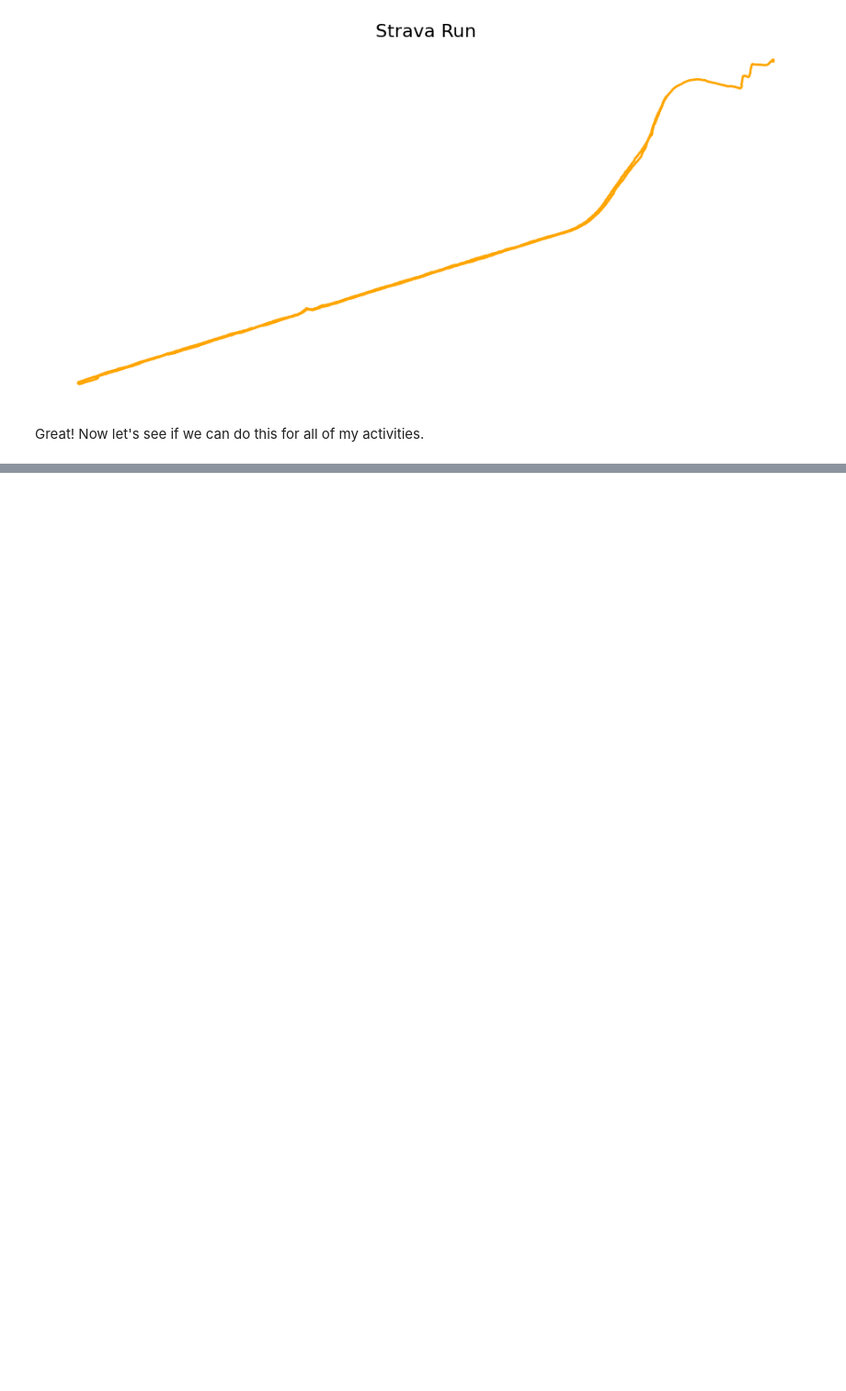
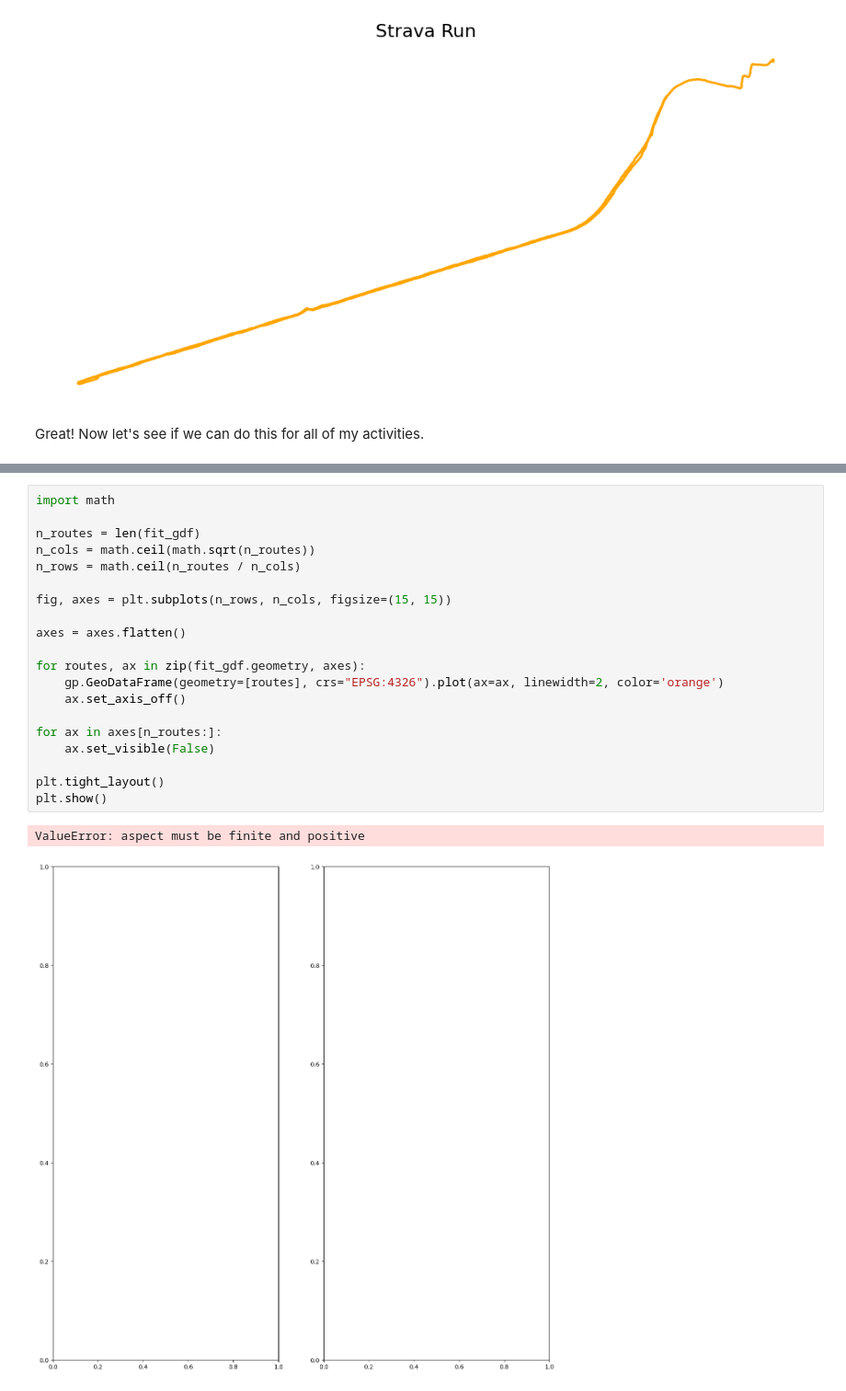
Before and after one commit to AndrewDLeung/map-a-day, a Jupyter notebook: day_13/strava_maps.ipynb, the cells around one changed output, grey strips where cells are left out. Shown at 92% size. Cells and saved outputs as stored; diff of their text form; blank space fills up the shorter version.

```diff
--- a/day_13/strava_maps.ipynb
+++ b/day_13/strava_maps.ipynb
@@ -193,0 +356,23 @@ AssertionError:
+# %%
+import math
+
+n_routes = len(fit_gdf)
+n_cols = math.ceil(math.sqrt(n_routes))
+n_rows = math.ceil(n_routes / n_cols)
+
+fig, axes = plt.subplots(n_rows, n_cols, figsize=(15, 15))
+
+axes = axes.flatten()
+
+for routes, ax in zip(fit_gdf.geometry, axes):
+    gp.GeoDataFrame(geometry=[routes], crs="EPSG:4326").plot(ax=ax, linewidth=2, color='orange')
+    ax.set_axis_off()
+
+for ax in axes[n_routes:]:
+    ax.set_visible(False)
+
+plt.tight_layout()
+plt.show()
+# %% [output]
+ValueError: aspect must be finite and positive
+[figure, added]
```
Also changed, not shown: parts of 5 cells of this notebook.
